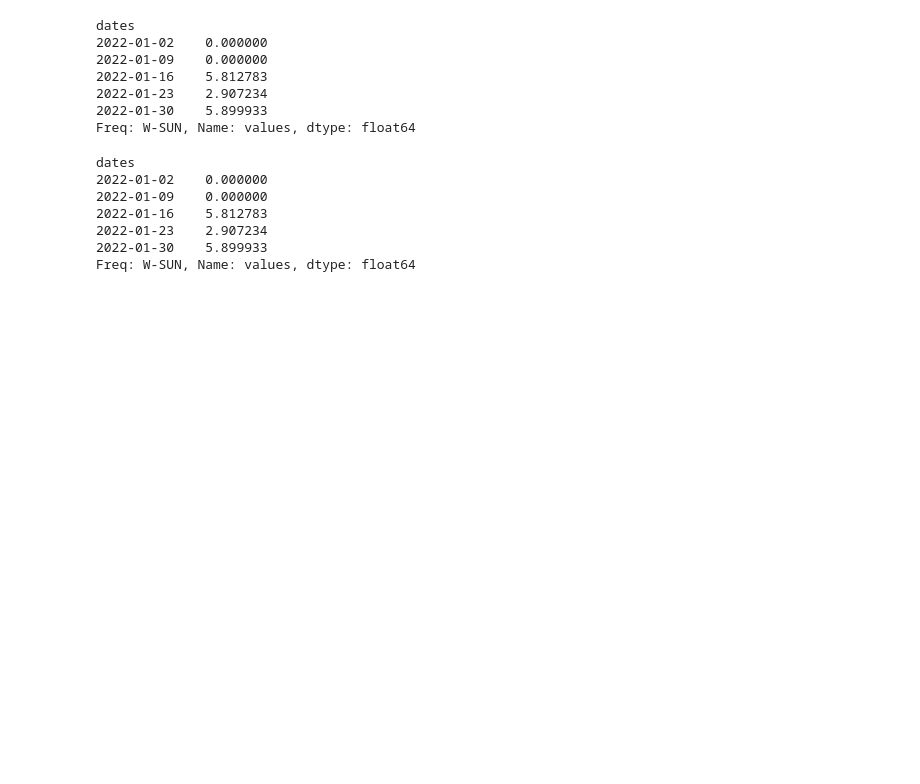
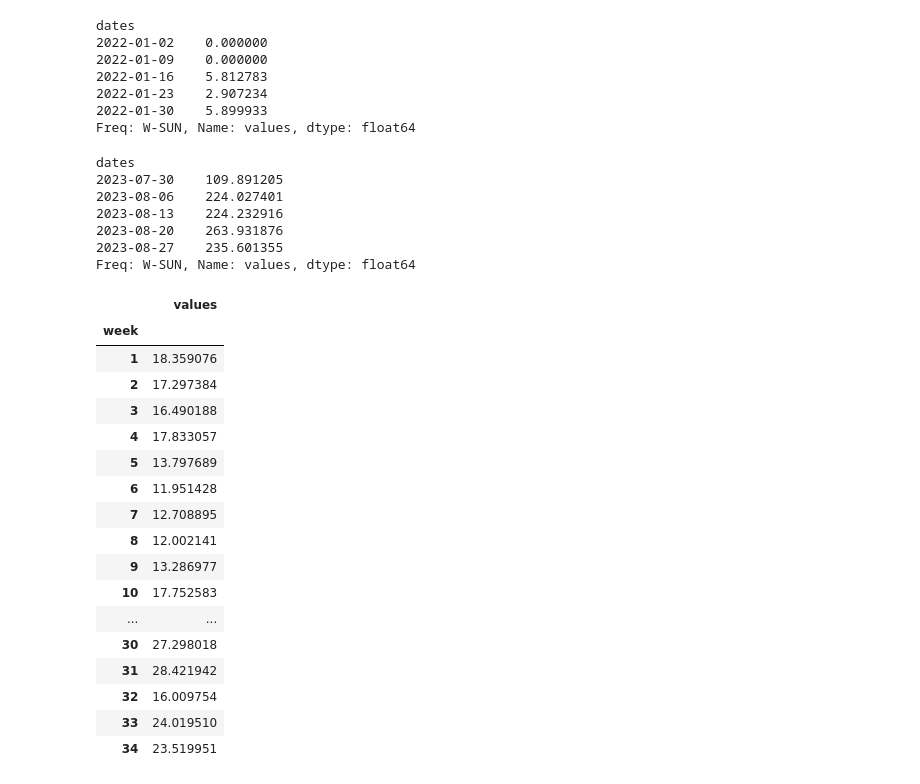
Before and after one commit to greenbruegel/gas-imports, a Jupyter notebook: entsog UA flows.ipynb, the cells around one changed output. Saved outputs shown, nothing was run; the diff lists cells and outputs as text; code cells hidden in the pictures; blank space fills up the shorter version.

```diff
--- a/entsog UA flows.ipynb
+++ b/entsog UA flows.ipynb
@@ -172,3 +175,6 @@ mold = mold.sort_index()
+# %%
+# stay with datafram with only EU--> UA flows
+df_eu = pd.concat([slov,pol,hung,rom])
 # %%
 df.country.unique()
 # %% [output]
@@ -224,14 +238,14 @@ dates
 2022-01-30    5.899933
 Freq: W-SUN, Name: values, dtype: float64
 # %%
-total_eu.head()
+total_eu.tail()
 # %% [output]
 dates
-2022-01-02    0.000000
-2022-01-09    0.000000
-2022-01-16    5.812783
-2022-01-23    2.907234
-2022-01-30    5.899933
+2023-07-30    109.891205
+2023-08-06    224.027401
+2023-08-13    224.232916
+2023-08-20    263.931876
+2023-08-27    235.601355
 Freq: W-SUN, Name: values, dtype: float64
 # %%
 d = {'Slovakia':slov_plt,'Poland':pol_plt,'Hungary':hung_plt,'Romania':rom_plt,'Total EU':total_eu, 'Moldova':mold_plt}
@@ -241,0 +258,30 @@ os.chdir(r'C:\Users\giovanni.sgaravatti\Bruegel\Research - 2021-11 European natu
+# %%
+enddate= today - timedelta(days=2)
+
+# For countries
+data = pd.DataFrame()
+data['week'] = list(range(0,54,1))
+
+for country in ['SK', 'RO', 'HU', 'PL']:
+
+    ctemp = df_eu[df_eu['country'] == country]
+    cplot = ctemp.groupby(pd.Grouper(freq='W')).sum(numeric_only=True)[:enddate]/converter
+    cplot['week'] = cplot.index.isocalendar().week
+
+    values2022 = cplot.loc['2022-01-03':'2023-01-01'].groupby('week').max()
+    values2023 = cplot.loc['2023-01-02':enddate].groupby('week').max()
+
+    data['{}_2022'.format(country)] = values2022
+    data['{}_2023'.format(country)] = values2023
+
+eu = df_eu.groupby(pd.Grouper(freq='W')).sum(numeric_only=True)[:enddate]/converter
+eu['week'] = eu.index.isocalendar().week
+
+tot_values2022 = eu.loc['2022-01-03':'2023-01-01'].groupby('week').max()   # before '2020-12-28':'2022-01-02'
+tot_values2023 = eu.loc['2023-01-02':enddate].groupby('week').max()
+
+data['EU_2022'] = tot_values2022
+data['EU_2023'] = tot_values2023
+
+data = data.round(1)
+data.to_csv(r'reverse flows into UA {}.csv'.format(today))
@@ -241,0 +291,21 @@ os.chdir(r'C:\Users\giovanni.sgaravatti\Bruegel\Research - 2021-11 European natu
+# %%
+values2023
+# %% [output]
+|  | values |
+| week |  |
+| 1 | 18.359076 |
+| 2 | 17.297384 |
+| 3 | 16.490188 |
+| 4 | 17.833057 |
+| 5 | 13.797689 |
+| 6 | 11.951428 |
+| 7 | 12.708895 |
+| 8 | 12.002141 |
+| 9 | 13.286977 |
+| 10 | 17.752583 |
+| ... | ... |
+| 30 | 27.298018 |
+| 31 | 28.421942 |
+| 32 | 16.009754 |
+| 33 | 24.019510 |
+| 34 | 23.519951 |
```
Also changed, not shown: parts of 12 cells of this notebook, 2 other files.
